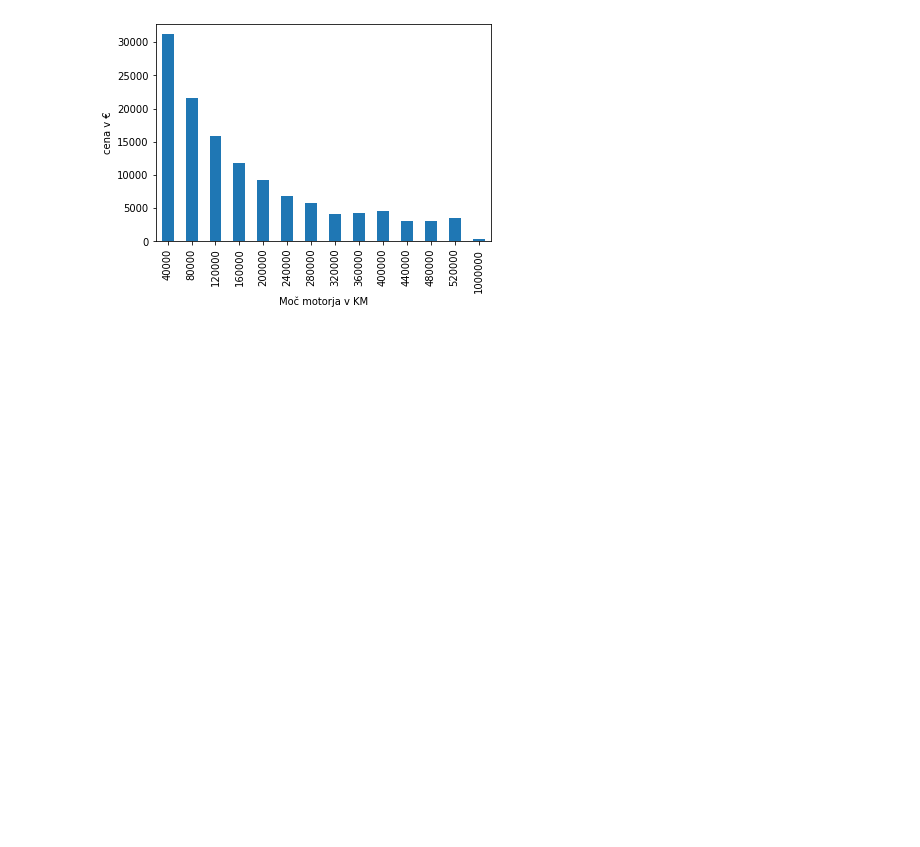
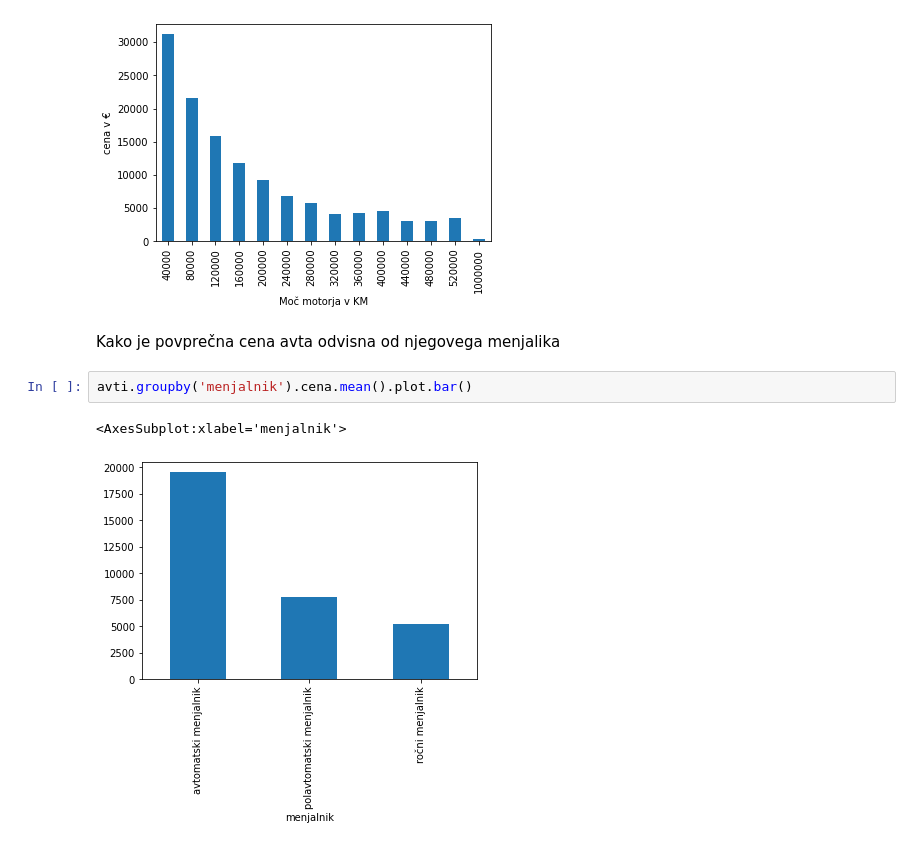
Before and after one commit to FilipBezjak/Obdelava-podatkov, a Jupyter notebook: grafi.ipynb, the cells around one changed output. Drawn from its saved outputs; the diff is of its cells as text; blank space fills up the shorter version.

```diff
--- a/grafi.ipynb
+++ b/grafi.ipynb
@@ -152,3 +137,10 @@ avti5.groupby('prevozeni na 10000').cena.mean().plot.bar(xlabel='Moč motorja v
 # %% [output]
 <AxesSubplot:xlabel='Moč motorja v KM', ylabel='cena v €'>
 [figure]
+# %% [markdown]
+Kako je povprečna cena avta odvisna od njegovega menjalika
+# %%
+avti.groupby('menjalnik').cena.mean().plot.bar()
+# %% [output]
+<AxesSubplot:xlabel='menjalnik'>
+[figure, added]
```
Also changed, not shown: parts of 10 cells of this notebook, 1 other file.
